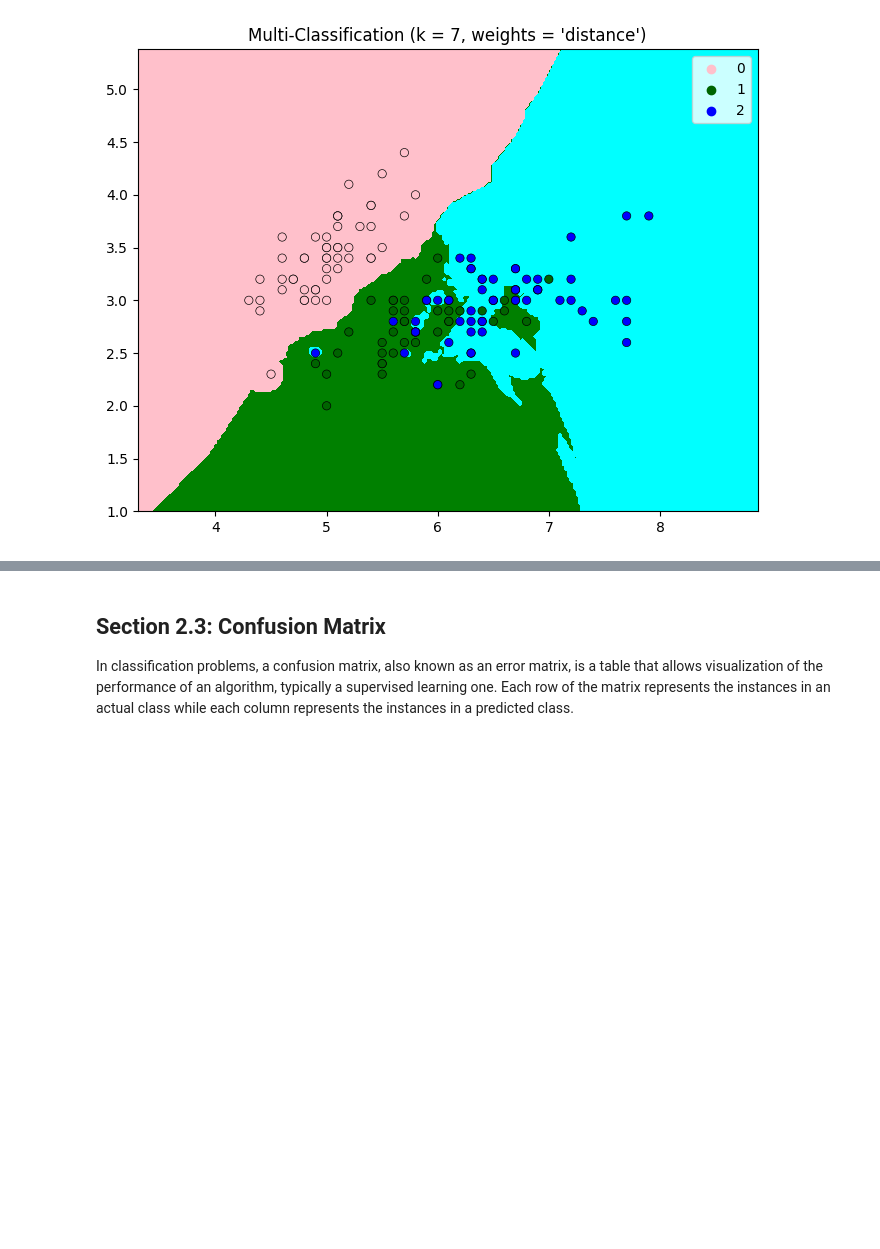
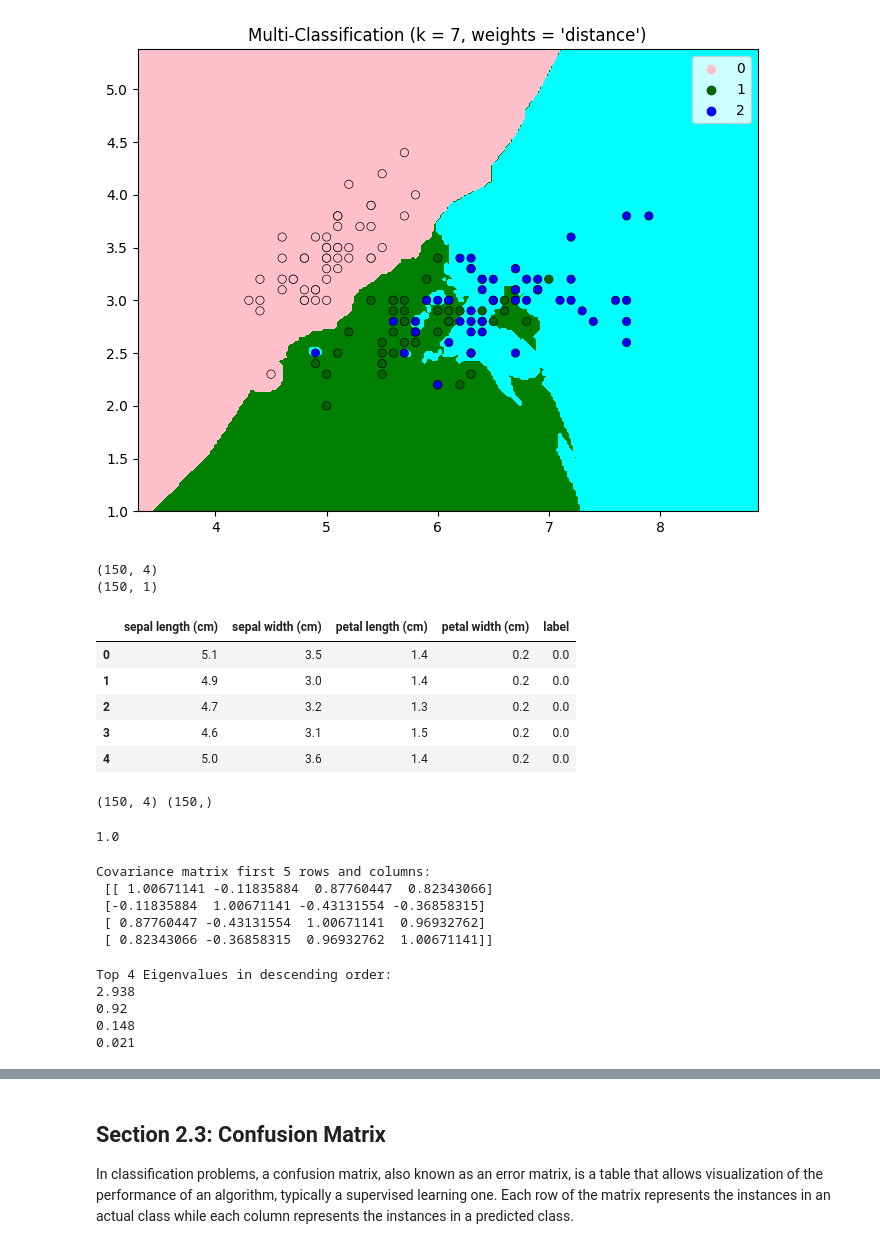
Before and after one commit to Sripadhalakshmi27/FMML-Labs-Assignments, a Jupyter notebook: Mod3_lab2.ipynb, the cells around one changed output, grey strips where cells are left out. Drawn from its saved outputs; the diff is of its cells as text; code cells hidden in the pictures; blank space fills up the shorter version.

```diff
--- a/Mod3_lab2.ipynb
+++ b/Mod3_lab2.ipynb
@@ -312,6 +317,57 @@ decision_boundary_plot(x_pts,y_pts,7)
 # %%
 ## TASK-2
 ## In the above cells, we saw the Voronoi diagram of the data and plotted the KNN decision boundaries
 ## by only considering two attributes of the dataset. You must be already familiar with PCA.
 ## Apply PCA on the dataset above to reduce it to two dimensions.
 ## Plot the Voronoi diagram and Decision boundaries after that.
+import numpy as np
+import pandas as pd
+import matplotlib.pyplot as plt
+import seaborn as sns
+
+iris_data = load_iris().data
+print(iris_data.shape)
+
+iris_labels = np.reshape(load_iris().target,(150,1))
+print(iris_labels.shape)
+
+final_iris_data = np.concatenate([iris_data,iris_labels],axis=1)
+iris_dataset = pd.DataFrame(final_iris_data)
+
+features = load_iris().feature_names
+features_labels = np.append(features,'label')
+iris_dataset.columns = features_labels
+iris_dataset.head()
+# %% [output]
+(150, 4)
+(150, 1)
+|  | sepal length (cm) | sepal width (cm) | petal length (cm) | petal width (cm) | label |
+| 0 | 5.1 | 3.5 | 1.4 | 0.2 | 0.0 |
+| 1 | 4.9 | 3.0 | 1.4 | 0.2 | 0.0 |
+| 2 | 4.7 | 3.2 | 1.3 | 0.2 | 0.0 |
+| 3 | 4.6 | 3.1 | 1.5 | 0.2 | 0.0 |
+| 4 | 5.0 | 3.6 | 1.4 | 0.2 | 0.0 |
+# %%
+np.array(df[['sepal length (cm)','sepal width (cm)','petal length (cm)','petal width (cm)']])
+y =  np.array(df['target'])
+print(np.shape(X), np.shape(y))
+# %% [output]
+(150, 4) (150,)
+# %%
+from sklearn.preprocessing import StandardScaler
+X_std = StandardScaler().fit_transform(X)
+
+print(np.std(X_std))
+# %% [output]
+1.0
+# %%
+mean_vec = np.mean(X_std, axis=0)
+cov_mat_numpy = np.cov(X_std.T)
+
+print('Covariance matrix first 5 rows and columns:\n', cov_mat_numpy[0:5, 0:5])
+# %% [output]
+Covariance matrix first 5 rows and columns:
+ [[ 1.00671141 -0.11835884  0.87760447  0.82343066]
+ [-0.11835884  1.00671141 -0.43131554 -0.36858315]
+ [ 0.87760447 -0.43131554  1.00671141  0.96932762]
+ [ 0.82343066 -0.36858315  0.96932762  1.00671141]]
@@ -317,0 +381,11 @@ decision_boundary_plot(x_pts,y_pts,7)
+# %%
+
+print('Top 4 Eigenvalues in descending order:')
+for i in eig_pairs[:5]:
+    print(round(i[0],3))
+# %% [output]
+Top 4 Eigenvalues in descending order:
+2.938
+0.92
+0.148
+0.021
```
Also changed, not shown: parts of 17 cells of this notebook.
